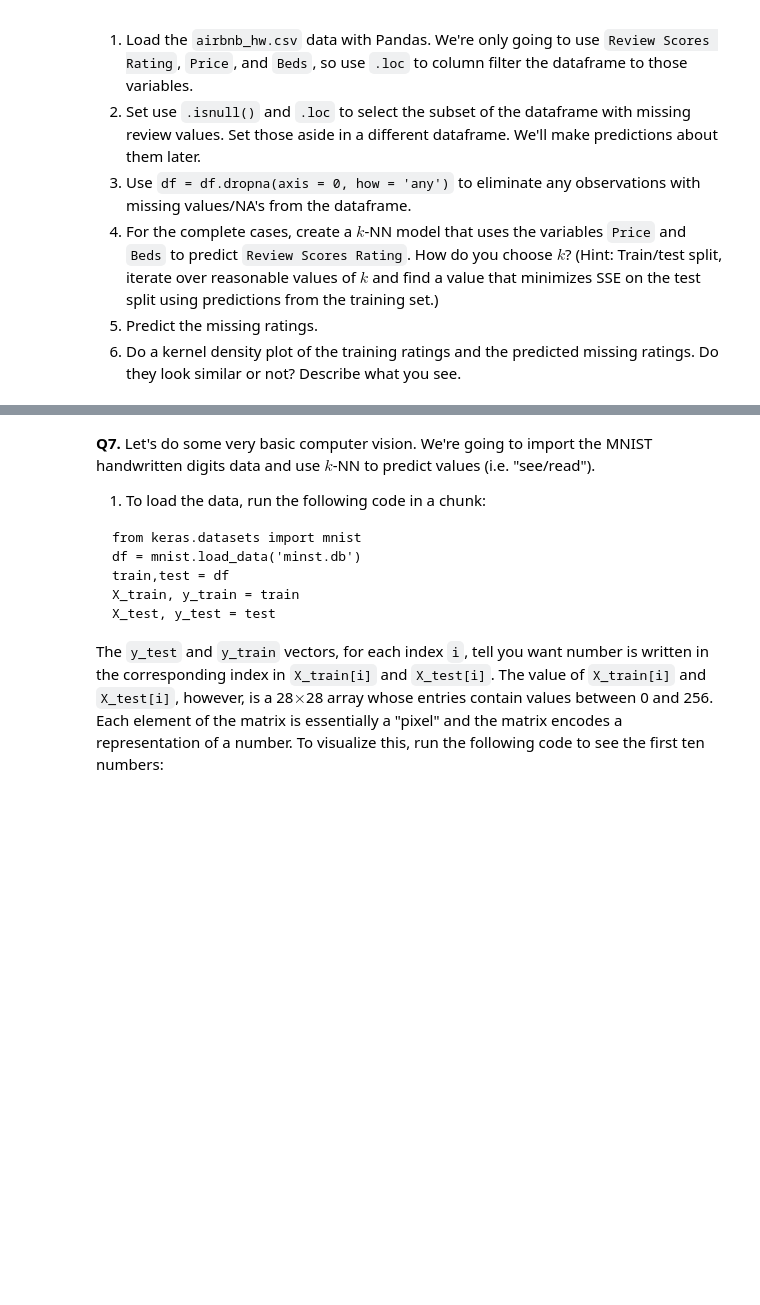
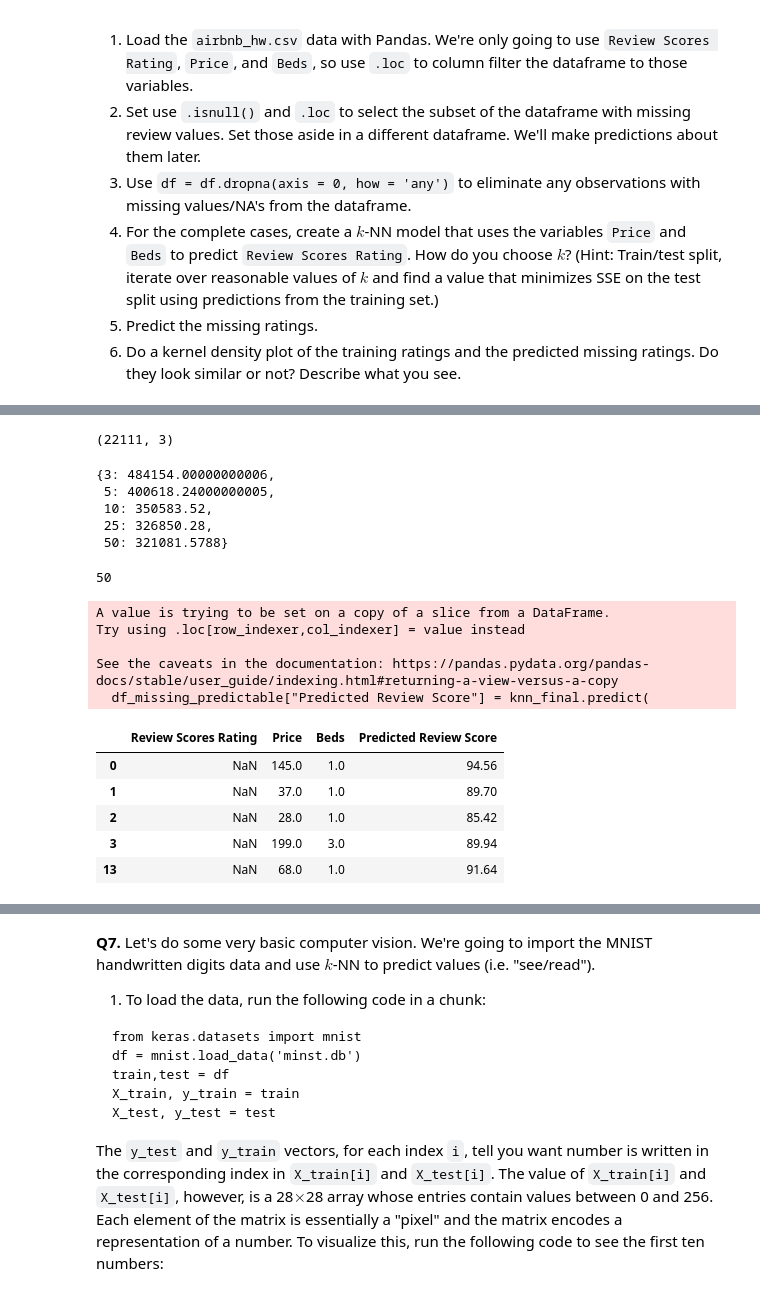
Before and after one commit to connectnganhuynh1-ops/undergrad_ml_assignments, a Jupyter notebook: 02_assignment_knn.ipynb, the cells around one changed output, grey strips where cells are left out. Drawn from its saved outputs; the diff is of its cells as text; code cells hidden in the pictures; blank space fills up the shorter version.

```diff
--- a/02_assignment_knn.ipynb
+++ b/02_assignment_knn.ipynb
@@ -495,0 +547,8 @@ There are 30,478 observations, but only 22,155 ratings. We're going to build a k
+# %%
+# Q6.3
+# We remove all observations with missing values to create a complete-case dataset for training the kNN regression model.
+
+df_complete = df.dropna(axis=0, how="any")
+df_complete.shape
+# %% [output]
+(22111, 3)
@@ -495,0 +566,31 @@ There are 30,478 observations, but only 22,155 ratings. We're going to build a k
+# %%
+# Q6.4
+# Choose k by minimizing SSE
+# Answer for Q6.4: We evaluate several values of k and select the one that minimizes the sum of squared errors (SSE) on the test set.
+
+k_values = [3, 5, 10, 25, 50]
+sse_results = {}
+
+for k in k_values:
+    knn = KNeighborsRegressor(n_neighbors=k)
+    knn.fit(X_train, y_train)
+
+    y_pred = knn.predict(X_test)
+    sse = mean_squared_error(y_test, y_pred) * len(y_test)
+
+    sse_results[k] = sse
+
+sse_results
+# %% [output]
+{3: 484154.00000000006,
+ 5: 400618.24000000005,
+ 10: 350583.52,
+ 25: 326850.28,
+ 50: 321081.5788}
+# %%
+# Q6.4
+
+best_k = min(sse_results, key=sse_results.get)
+best_k
+# %% [output]
+50
@@ -495,0 +601,25 @@ There are 30,478 observations, but only 22,155 ratings. We're going to build a k
+# %%
+# Q6.5
+
+# Train final model using best k
+knn_final = KNeighborsRegressor(n_neighbors=best_k)
+knn_final.fit(X, y)
+
+# Predict missing ratings
+df_missing_predictable["Predicted Review Score"] = knn_final.predict(
+    df_missing_predictable[["Price", "Beds"]]
+)
+
+df_missing_predictable.head()
+# %% [output]
+A value is trying to be set on a copy of a slice from a DataFrame.
+Try using .loc[row_indexer,col_indexer] = value instead
+
+See the caveats in the documentation: https://pandas.pydata.org/pandas-docs/stable/user_guide/indexing.html#returning-a-view-versus-a-copy
+  df_missing_predictable["Predicted Review Score"] = knn_final.predict(
+|  | Review Scores Rating | Price | Beds | Predicted Review Score |
+| 0 | NaN | 145.0 | 1.0 | 94.56 |
+| 1 | NaN | 37.0 | 1.0 | 89.70 |
+| 2 | NaN | 28.0 | 1.0 | 85.42 |
+| 3 | NaN | 199.0 | 3.0 | 89.94 |
+| 13 | NaN | 68.0 | 1.0 | 91.64 |
```
Also changed, not shown: parts of 10 cells of this notebook.
